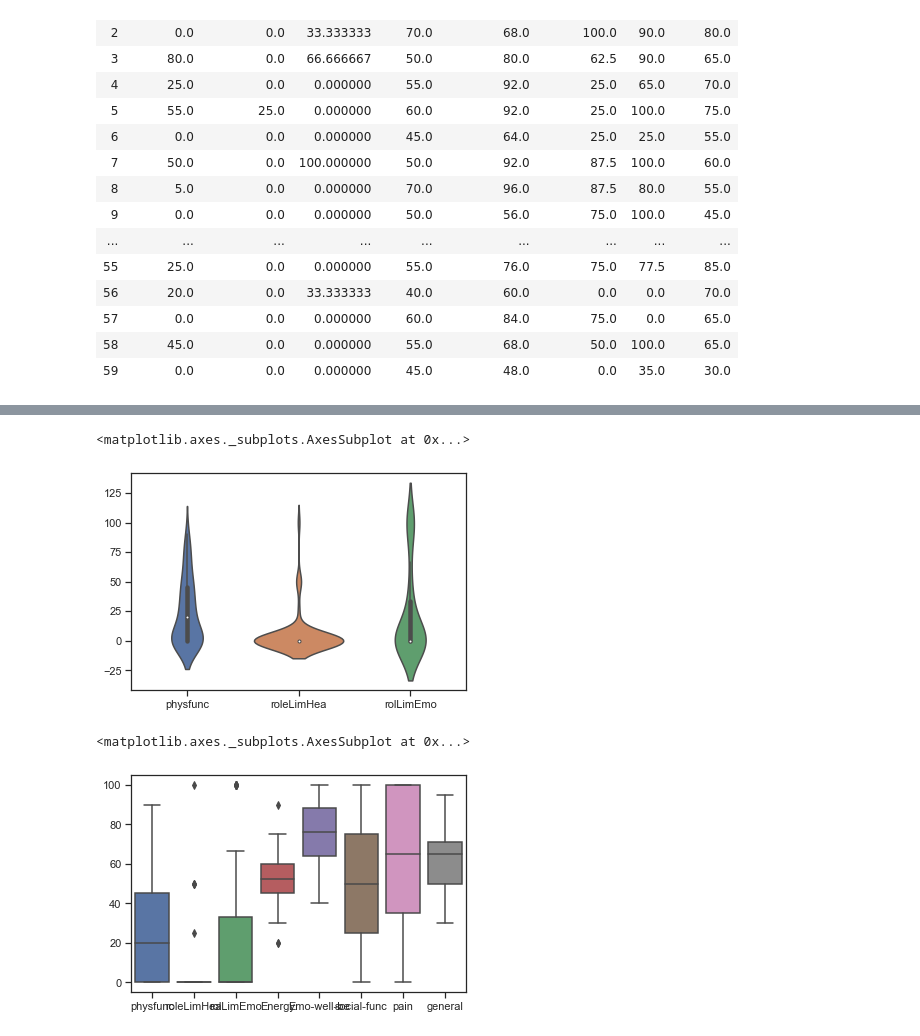
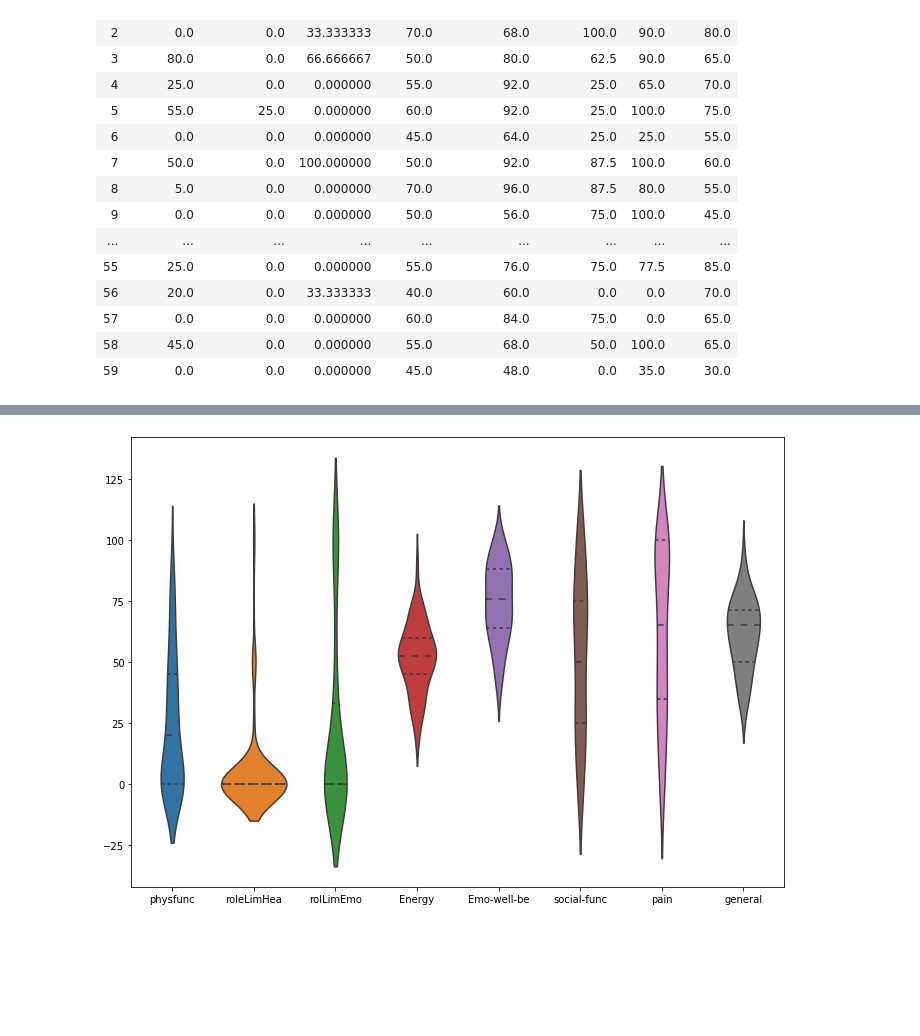
Before and after one commit to AmrKhalifa/Analysing-Diabetic-Foot-Ulcers-data, a Jupyter notebook: study_data_analysis.ipynb, the cells around one changed output, grey strips where cells are left out. Drawn from its saved outputs; the diff is of its cells as text; code cells hidden in the pictures; blank space fills up the shorter version.

```diff
--- a/study_data_analysis.ipynb
+++ b/study_data_analysis.ipynb
@@ -8,9 +8,9 @@ float_formatter = "{:2.2f}".format
 np.set_printoptions(formatter={'float_kind':float_formatter})
 from collections import Counter
 # %%
-study_original_df = pd.read_excel("./data/studyGroup-original.xlsx")
-study_scores_df = pd.read_excel("./data/studyGroup-scores.xls")
-control_scores_df = pd.read_excel("./data/control-scoring.xlsx")
+study_original_df = pd.read_excel("./data/yusra_data/studyGroup-original.xlsx")
+study_scores_df = pd.read_excel("./data/yusra_data/studyGroup-scores.xls")
+control_scores_df = pd.read_excel("./data/yusra_data/control-scoring.xlsx")
 # %%
 study_scores_df.head()
 # %% [output]
@@ -276,5 +275,0 @@ sns.pairplot(vis, palette="spring", kind = 'reg', diag_kind  = 'kde')
-# %%
-sns.violinplot(data = vis[cols[:3]])
-# %% [output]
-<matplotlib.axes._subplots.AxesSubplot at 0x...>
-[figure, removed]
@@ -283,5 +276,12 @@ sns.violinplot(vis[])
-# %%
-sns.boxplot(data = vis)
-# %% [output]
-<matplotlib.axes._subplots.AxesSubplot at 0x...>
-[figure, removed]
+# %%
+
+fig, ax = plt.subplots()
+fig.set_size_inches(11.7, 8.27)
+plot = sns.violinplot(data=vis[cols], inner = 'quartile', ax=ax, label='big')
+fig = plot.get_figure()
+fig.savefig("output.png")
+
+
+#plot.savefig("output.png")
+# %% [output]
+[figure, added]
```
Also changed, not shown: parts of 2 cells of this notebook, 1 other file.
